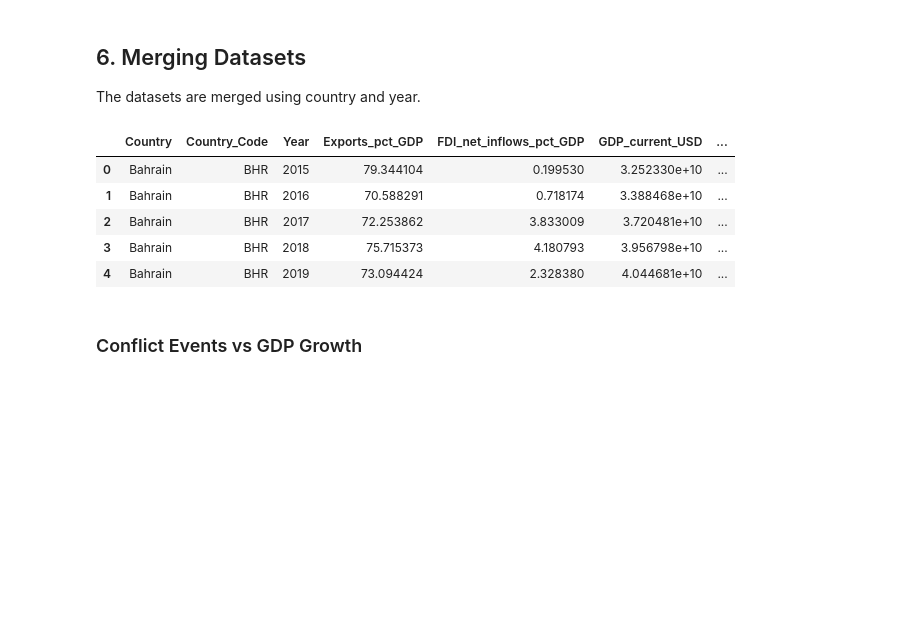
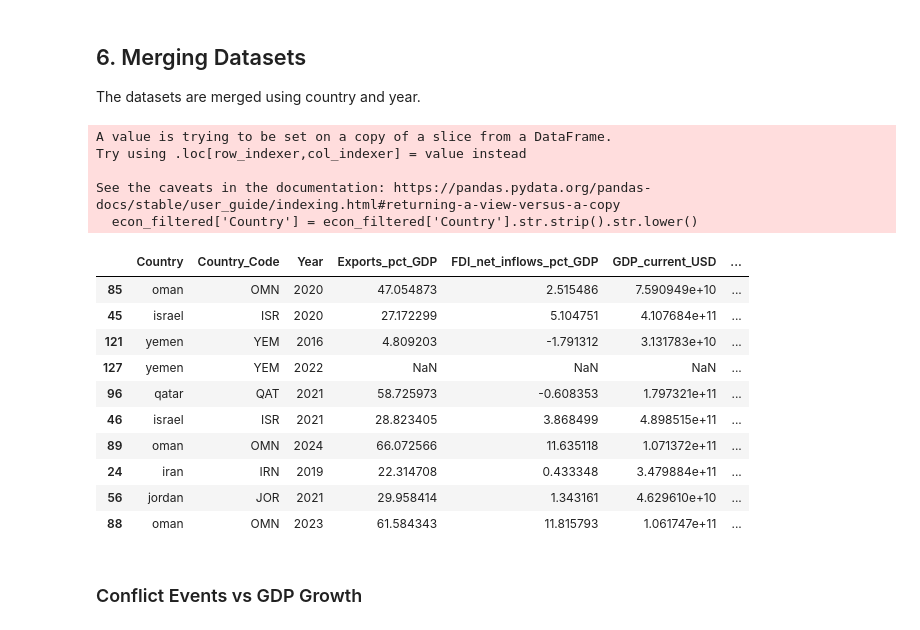
Before and after one commit to HussamAlabrash/DSA210PROJECT, a Jupyter notebook: DSA210.ipynb, the cells around one changed output. Cells and saved outputs as stored; diff of their text form; code cells hidden in the pictures; blank space fills up the shorter version.

```diff
--- a/DSA210.ipynb
+++ b/DSA210.ipynb
@@ -63,24 +63,41 @@ econ_filtered = econ[(econ['Year'] >= 2015) & (econ['Year'] <= 2024)]
 
 The datasets are merged using country and year.
 # %%
+# Clean country names to avoid mismatches
+conflict_agg['country'] = conflict_agg['country'].str.strip().str.lower()
+econ_filtered['Country'] = econ_filtered['Country'].str.strip().str.lower()
+
+# Merge datasets
 merged = econ_filtered.merge(
     conflict_agg,
     left_on=['Country', 'Year'],
     right_on=['country', 'year'],
     how='left'
 )
 
+# Fill missing conflict values
 merged['conflict_events'] = merged['conflict_events'].fillna(0)
 merged['fatalities'] = merged['fatalities'].fillna(0)
 
-merged.head()
+# Preview
+merged.sample(10)
 # %% [output]
+A value is trying to be set on a copy of a slice from a DataFrame.
+Try using .loc[row_indexer,col_indexer] = value instead
+
+See the caveats in the documentation: https://pandas.pydata.org/pandas-docs/stable/user_guide/indexing.html#returning-a-view-versus-a-copy
+  econ_filtered['Country'] = econ_filtered['Country'].str.strip().str.lower()
 |  | Country | Country_Code | Year | Exports_pct_GDP | FDI_net_inflows_pct_GDP | GDP_current_USD | ... |
-| 0 | Bahrain | BHR | 2015 | 79.344104 | 0.199530 | 3.252330e+10 | ... |
-| 1 | Bahrain | BHR | 2016 | 70.588291 | 0.718174 | 3.388468e+10 | ... |
-| 2 | Bahrain | BHR | 2017 | 72.253862 | 3.833009 | 3.720481e+10 | ... |
-| 3 | Bahrain | BHR | 2018 | 75.715373 | 4.180793 | 3.956798e+10 | ... |
-| 4 | Bahrain | BHR | 2019 | 73.094424 | 2.328380 | 4.044681e+10 | ... |
+| 85 | oman | OMN | 2020 | 47.054873 | 2.515486 | 7.590949e+10 | ... |
+| 45 | israel | ISR | 2020 | 27.172299 | 5.104751 | 4.107684e+11 | ... |
+| 121 | yemen | YEM | 2016 | 4.809203 | -1.791312 | 3.131783e+10 | ... |
+| 127 | yemen | YEM | 2022 | NaN | NaN | NaN | ... |
+| 96 | qatar | QAT | 2021 | 58.725973 | -0.608353 | 1.797321e+11 | ... |
+| 46 | israel | ISR | 2021 | 28.823405 | 3.868499 | 4.898515e+11 | ... |
+| 89 | oman | OMN | 2024 | 66.072566 | 11.635118 | 1.071372e+11 | ... |
+| 24 | iran | IRN | 2019 | 22.314708 | 0.433348 | 3.479884e+11 | ... |
+| 56 | jordan | JOR | 2021 | 29.958414 | 1.343161 | 4.629610e+10 | ... |
+| 88 | oman | OMN | 2023 | 61.584343 | 11.815793 | 1.061747e+11 | ... |
 # %% [markdown]
 ### Conflict Events vs GDP Growth
 # %%
```
Also changed, not shown: parts of 5 cells of this notebook.
